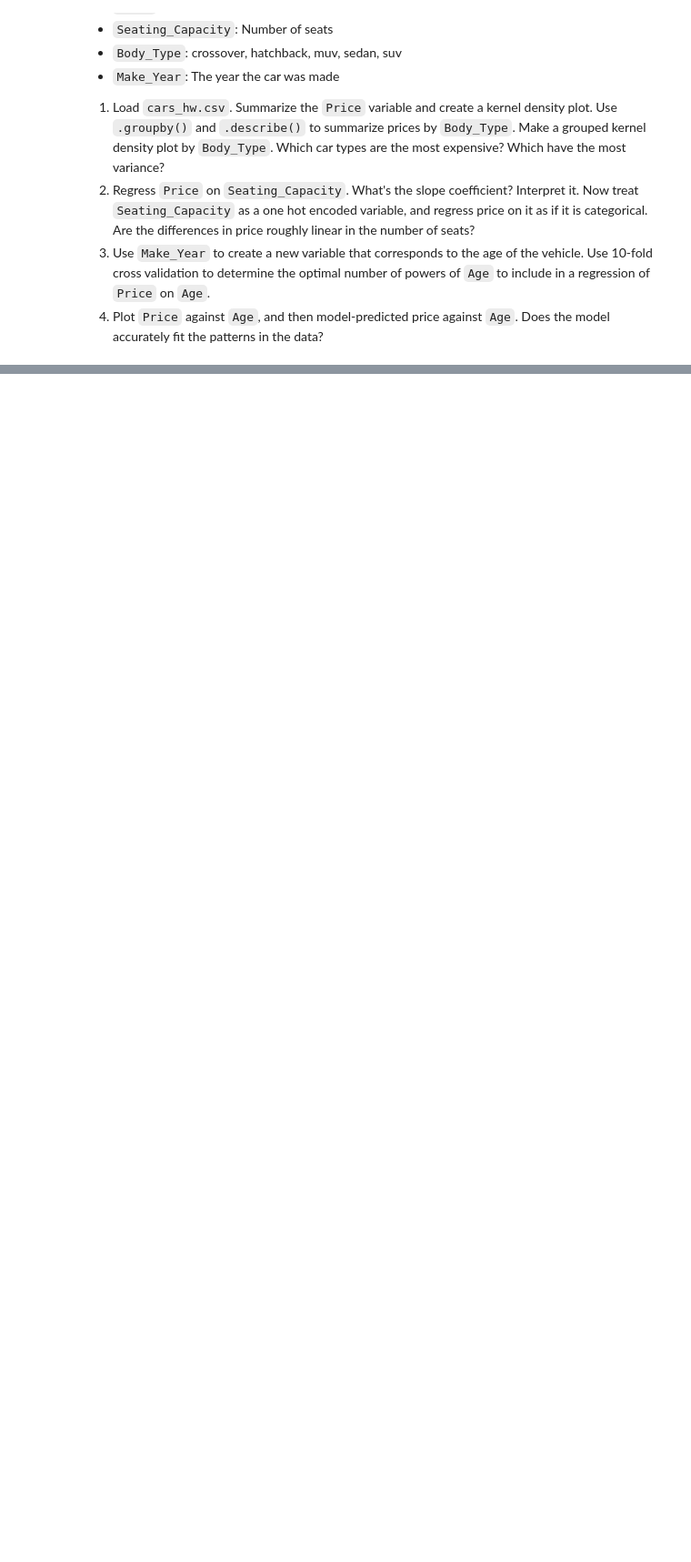
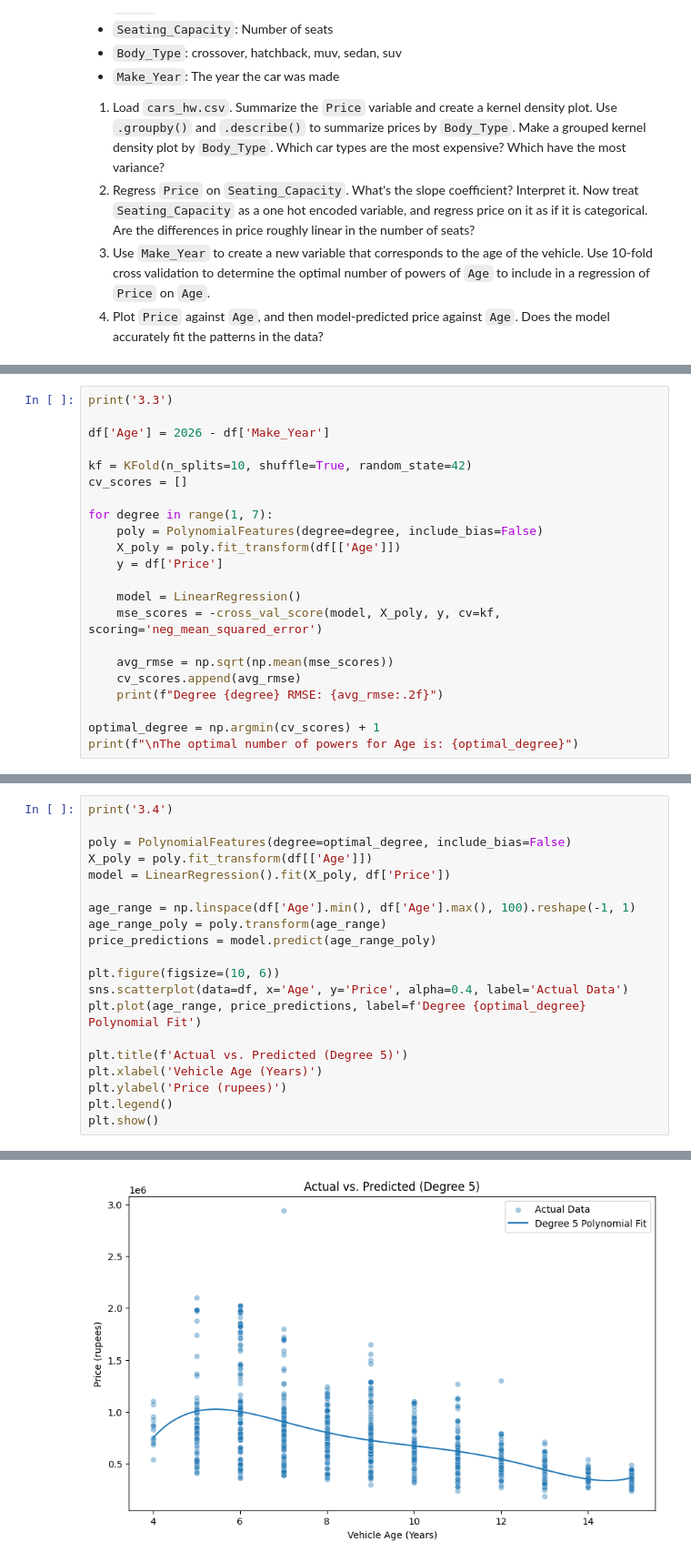
Before and after one commit to qnq9yy/undergrad_ml_assignments, a Jupyter notebook: 03_assignment_linear_models.ipynb, the cells around one changed output, grey strips where cells are left out. Shown at 91% size. Drawn from its saved outputs; the diff is of its cells as text; blank space fills up the shorter version.

Commit message:
linear models changes

```diff
--- a/03_assignment_linear_models.ipynb
+++ b/03_assignment_linear_models.ipynb
@@ -128,0 +285,22 @@ The slope coefficieint of 1.0208 means that for every one unit increase in Revie
+# %%
+print('3.3')
+
+df['Age'] = 2026 - df['Make_Year']
+
+kf = KFold(n_splits=10, shuffle=True, random_state=42)
+cv_scores = []
+
+for degree in range(1, 7):
+    poly = PolynomialFeatures(degree=degree, include_bias=False)
+    X_poly = poly.fit_transform(df[['Age']])
+    y = df['Price']
+
+    model = LinearRegression()
+    mse_scores = -cross_val_score(model, X_poly, y, cv=kf, scoring='neg_mean_squared_error')
+
+    avg_rmse = np.sqrt(np.mean(mse_scores))
+    cv_scores.append(avg_rmse)
+    print(f"Degree {degree} RMSE: {avg_rmse:.2f}")
+
+optimal_degree = np.argmin(cv_scores) + 1
+print(f"\nThe optimal number of powers for Age is: {optimal_degree}")
@@ -128,0 +317,21 @@ The slope coefficieint of 1.0208 means that for every one unit increase in Revie
+# %%
+print('3.4')
+
+poly = PolynomialFeatures(degree=optimal_degree, include_bias=False)
+X_poly = poly.fit_transform(df[['Age']])
+model = LinearRegression().fit(X_poly, df['Price'])
+
+age_range = np.linspace(df['Age'].min(), df['Age'].max(), 100).reshape(-1, 1)
+age_range_poly = poly.transform(age_range)
+price_predictions = model.predict(age_range_poly)
+
+plt.figure(figsize=(10, 6))
+sns.scatterplot(data=df, x='Age', y='Price', alpha=0.4, label='Actual Data')
+plt.plot(age_range, price_predictions, label=f'Degree {optimal_degree} Polynomial Fit')
+
+plt.title(f'Actual vs. Predicted (Degree 5)')
+plt.xlabel('Vehicle Age (Years)')
+plt.ylabel('Price (rupees)')
+plt.legend()
+plt.show()
+# %% [output]
@@ -128,0 +339 @@ The slope coefficieint of 1.0208 means that for every one unit increase in Revie
+[figure, added]
```
Also changed, not shown: parts of 17 cells of this notebook.
